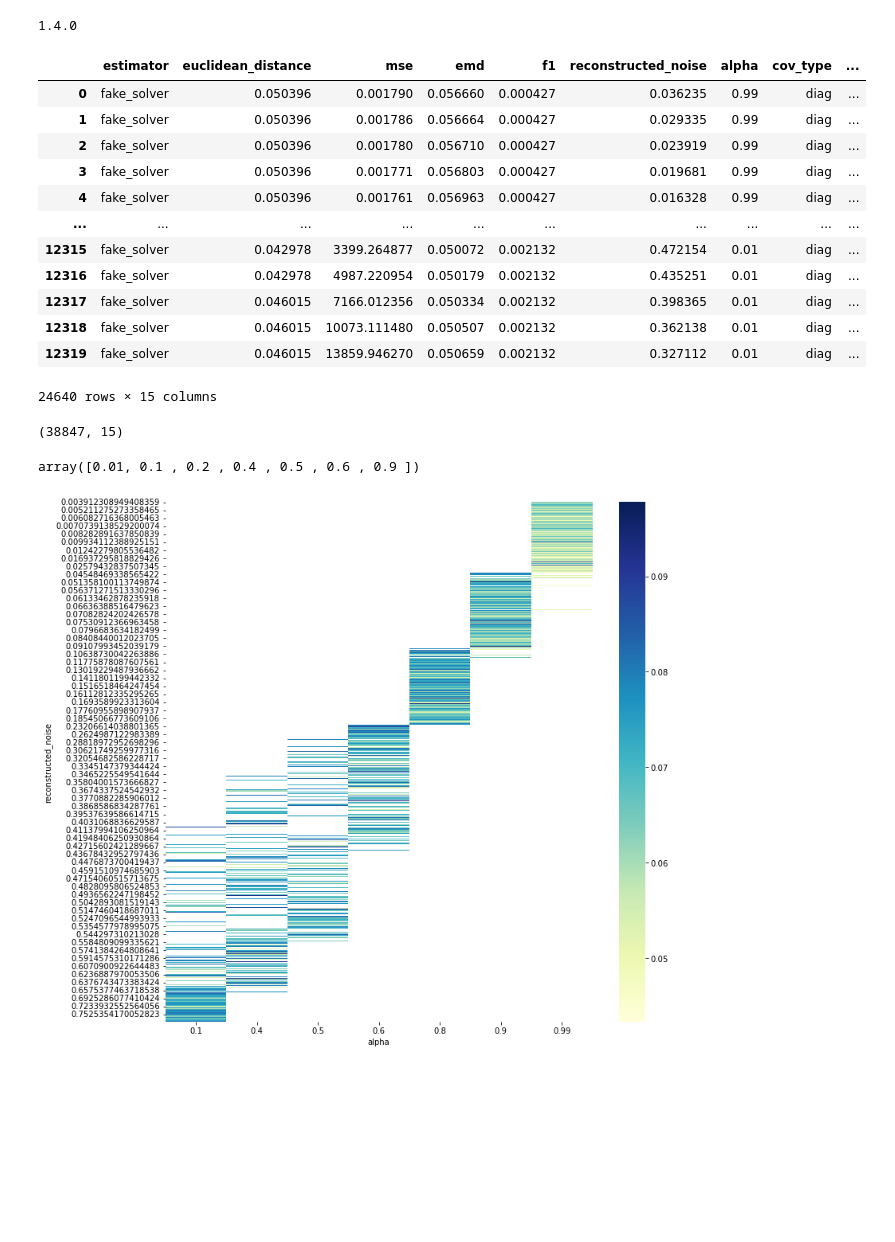
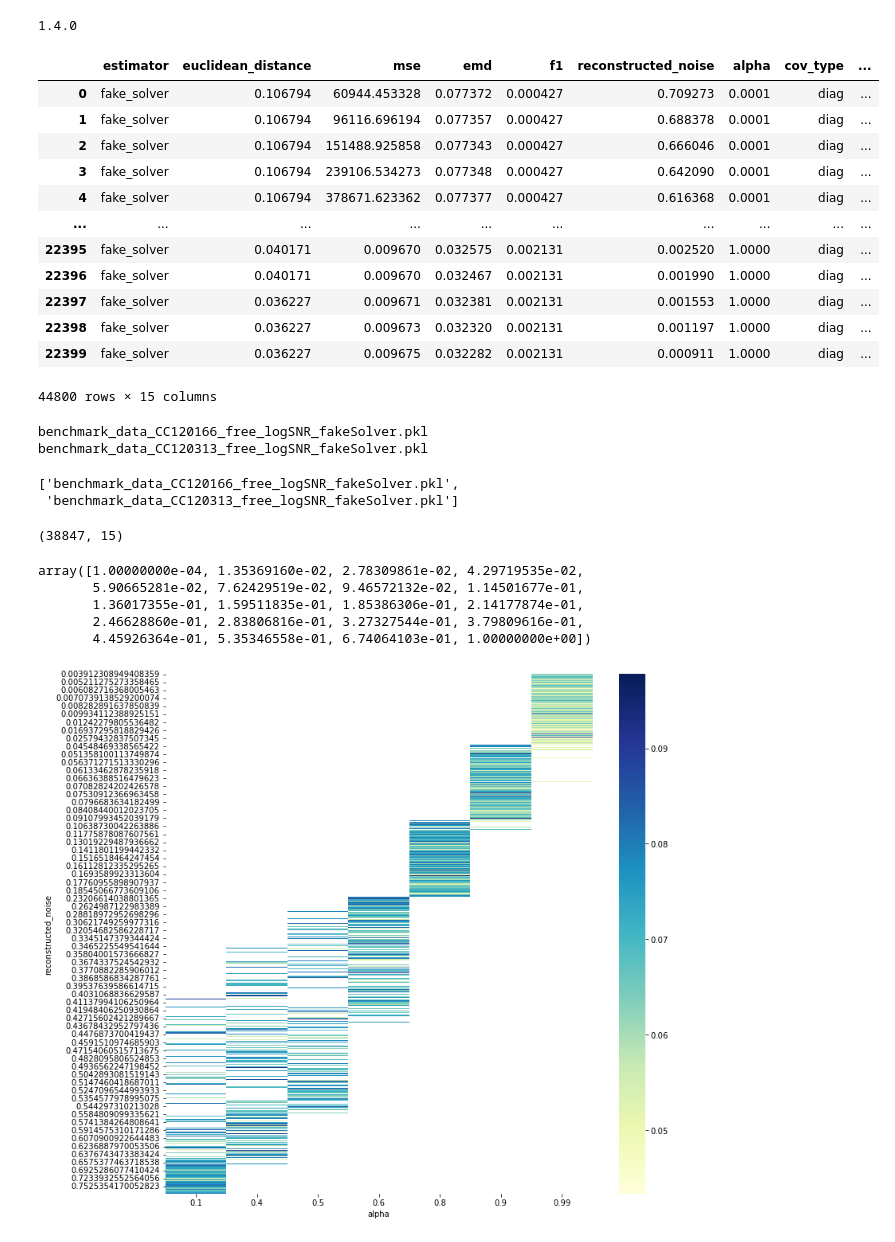
Before and after one commit to braindatalab/BSI-Zoo, a Jupyter notebook: plot_benchmark_metrics.ipynb, the cells around one changed output. Drawn from its saved outputs; the diff is of its cells as text; code cells hidden in the pictures; blank space fills up the shorter version.

```diff
--- a/plot_benchmark_metrics.ipynb
+++ b/plot_benchmark_metrics.ipynb
@@ -15,41 +15,50 @@ import matplotlib.pyplot as plt
 # %%
 # for fakeSolver
 METRIC_NAMES = ['euclidean_distance', 'mse', 'emd', 'f1']
 
-benchmark_files_fixed = [f for f in os.listdir('bsi_zoo/data/') if ('pkl' in f) and ('fixed' in f) and ('20313' in f or '166' in f) and ('CV' not in f)]
-benchmark_files_free = [f for f in os.listdir('bsi_zoo/data/') if 'pkl' in f and 'free' in f and ('166'  in f or '313' in f) and 'CV' not in f]
+benchmark_files_fixed = [f for f in os.listdir('bsi_zoo/data/') if ('pkl' in f) and ('fixed' in f) and ('20313' in f or '166' in f) and ('CV' not in f) and 'log' in f]
+benchmark_files_free = [f for f in os.listdir('bsi_zoo/data/') if 'pkl' in f and 'free' in f and ('166'  in f or '313' in f) and 'CV' not in f and 'log' in f]
 
 dfs_fixed = [pd.read_pickle(f'bsi_zoo/data/{file}') for file in benchmark_files_fixed]
 dfs_free = [pd.read_pickle(f'bsi_zoo/data/{file}') for file in benchmark_files_free]
 
 df_results_fixed = pd.concat(dfs_fixed)
 df_results_free = pd.concat(dfs_free)
 df_results_free
 # %% [output]
 |  | estimator | euclidean_distance | mse | emd | f1 | reconstructed_noise | alpha | cov_type | ... |
-| 0 | fake_solver | 0.050396 | 0.001790 | 0.056660 | 0.000427 | 0.036235 | 0.99 | diag | ... |
-| 1 | fake_solver | 0.050396 | 0.001786 | 0.056664 | 0.000427 | 0.029335 | 0.99 | diag | ... |
-| 2 | fake_solver | 0.050396 | 0.001780 | 0.056710 | 0.000427 | 0.023919 | 0.99 | diag | ... |
-| 3 | fake_solver | 0.050396 | 0.001771 | 0.056803 | 0.000427 | 0.019681 | 0.99 | diag | ... |
-| 4 | fake_solver | 0.050396 | 0.001761 | 0.056963 | 0.000427 | 0.016328 | 0.99 | diag | ... |
+| 0 | fake_solver | 0.106794 | 60944.453328 | 0.077372 | 0.000427 | 0.709273 | 0.0001 | diag | ... |
+| 1 | fake_solver | 0.106794 | 96116.696194 | 0.077357 | 0.000427 | 0.688378 | 0.0001 | diag | ... |
+| 2 | fake_solver | 0.106794 | 151488.925858 | 0.077343 | 0.000427 | 0.666046 | 0.0001 | diag | ... |
+| 3 | fake_solver | 0.106794 | 239106.534273 | 0.077348 | 0.000427 | 0.642090 | 0.0001 | diag | ... |
+| 4 | fake_solver | 0.106794 | 378671.623362 | 0.077377 | 0.000427 | 0.616368 | 0.0001 | diag | ... |
 | ... | ... | ... | ... | ... | ... | ... | ... | ... | ... |
-| 12315 | fake_solver | 0.042978 | 3399.264877 | 0.050072 | 0.002132 | 0.472154 | 0.01 | diag | ... |
-| 12316 | fake_solver | 0.042978 | 4987.220954 | 0.050179 | 0.002132 | 0.435251 | 0.01 | diag | ... |
-| 12317 | fake_solver | 0.046015 | 7166.012356 | 0.050334 | 0.002132 | 0.398365 | 0.01 | diag | ... |
-| 12318 | fake_solver | 0.046015 | 10073.111480 | 0.050507 | 0.002132 | 0.362138 | 0.01 | diag | ... |
-| 12319 | fake_solver | 0.046015 | 13859.946270 | 0.050659 | 0.002132 | 0.327112 | 0.01 | diag | ... |
+| 22395 | fake_solver | 0.040171 | 0.009670 | 0.032575 | 0.002131 | 0.002520 | 1.0000 | diag | ... |
+| 22396 | fake_solver | 0.040171 | 0.009670 | 0.032467 | 0.002131 | 0.001990 | 1.0000 | diag | ... |
+| 22397 | fake_solver | 0.036227 | 0.009671 | 0.032381 | 0.002131 | 0.001553 | 1.0000 | diag | ... |
+| 22398 | fake_solver | 0.036227 | 0.009673 | 0.032320 | 0.002131 | 0.001197 | 1.0000 | diag | ... |
+| 22399 | fake_solver | 0.036227 | 0.009675 | 0.032282 | 0.002131 | 0.000911 | 1.0000 | diag | ... |
-24640 rows × 15 columns
+44800 rows × 15 columns
 # %%
 import scipy.io as sio
-for i, df in enumerate(dfs_fixed):
+for i, df in enumerate(dfs_free):
+    print(benchmark_files_free[i])
     df['alpha'] = 1-df['alpha'].astype('float')
     OutData = {}
 
     # convert DF to dictionary before loading to your dictionary
     OutData['Obj'] = df.to_dict('list')
 
-    sio.savemat(f'./bsi_zoo/data/{benchmark_files_fixed[i][:-4]}.mat',OutData)
+    sio.savemat(f'./bsi_zoo/data/{benchmark_files_free[i][:-4]}.mat',OutData)
 # /home/anujanegi/tj/bdsg/BSI-Zoo/bsi_zoo/data
+# %% [output]
+benchmark_data_CC120166_free_logSNR_fakeSolver.pkl
+benchmark_data_CC120313_free_logSNR_fakeSolver.pkl
+# %%
+benchmark_files_free
+# %% [output]
+['benchmark_data_CC120166_free_logSNR_fakeSolver.pkl',
+ 'benchmark_data_CC120313_free_logSNR_fakeSolver.pkl']
 # %%
 # # removed benchmarks that don't have all metrics.
 # df_results_fixed = df_results_fixed.dropna(axis=0, how='any')
@@ -61,7 +70,11 @@ for i, df in enumerate(dfs_fixed):
 # %%
 df_results_fixed['alpha'].unique()
 # %% [output]
-array([0.01, 0.1 , 0.2 , 0.4 , 0.5 , 0.6 , 0.9 ])
+array([1.00000000e-04, 1.35369160e-02, 2.78309861e-02, 4.29719535e-02,
+       5.90665281e-02, 7.62429519e-02, 9.46572132e-02, 1.14501677e-01,
+       1.36017355e-01, 1.59511835e-01, 1.85386306e-01, 2.14177874e-01,
+       2.46628860e-01, 2.83806816e-01, 3.27327544e-01, 3.79809616e-01,
+       4.45926364e-01, 5.35346558e-01, 6.74064103e-01, 1.00000000e+00])
 # %%
 plt.figure(figsize=(12, 12))
 
```
Also changed, not shown: parts of 1 cell of this notebook.
